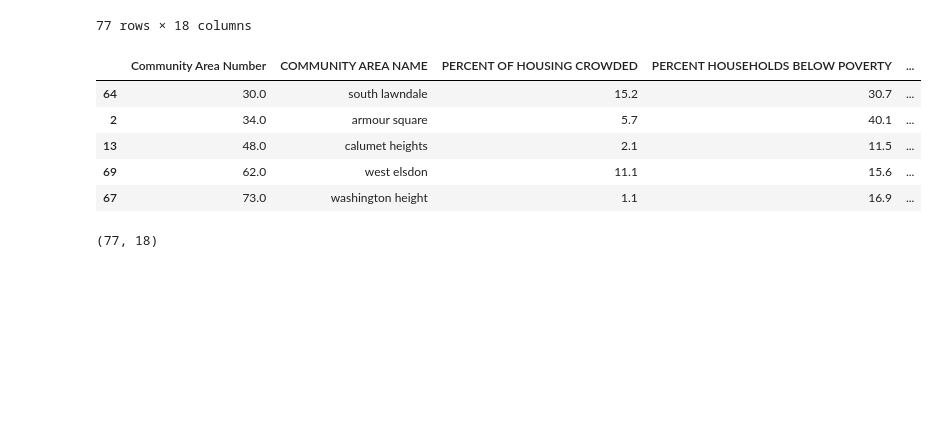
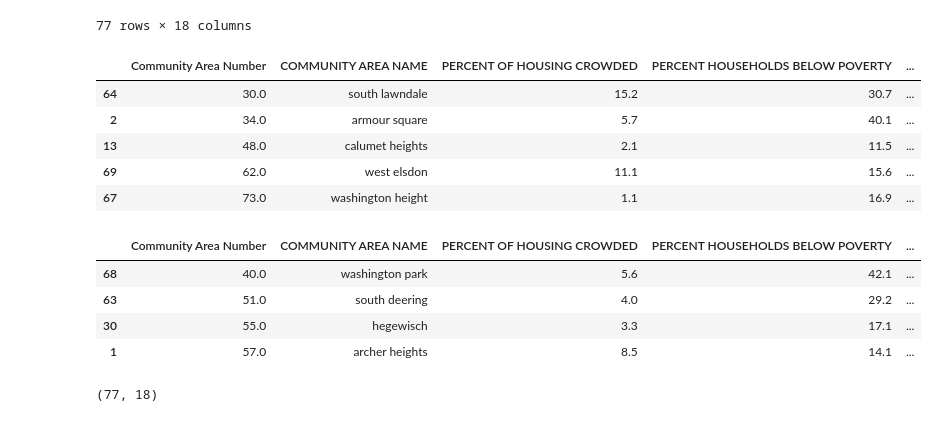
Before and after one commit to yarikan-zz/exploring-neighborhood-reputation, a Jupyter notebook: analysis_notebook.ipynb, the cells around one changed output. Saved outputs shown, nothing was run; the diff lists cells and outputs as text; code cells hidden in the pictures; blank space fills up the shorter version.

```diff
--- a/analysis_notebook.ipynb
+++ b/analysis_notebook.ipynb
@@ -427,6 +427,14 @@ df_merged[df_merged['Unweighted Reputation Score'] == 'NA']
 | 13 | 48.0 | calumet heights | 2.1 | 11.5 | ... |
 | 69 | 62.0 | west elsdon | 11.1 | 15.6 | ... |
 | 67 | 73.0 | washington height | 1.1 | 16.9 | ... |
+# %%
+df_merged[df_merged['Total Number of Positive and Negative Tweets'] == 1]
+# %% [output]
+|  | Community Area Number | COMMUNITY AREA NAME | PERCENT OF HOUSING CROWDED | PERCENT HOUSEHOLDS BELOW POVERTY | ... |
+| 68 | 40.0 | washington park | 5.6 | 42.1 | ... |
+| 63 | 51.0 | south deering | 4.0 | 29.2 | ... |
+| 30 | 55.0 | hegewisch | 3.3 | 17.1 | ... |
+| 1 | 57.0 | archer heights | 8.5 | 14.1 | ... |
 # %%
 df_merged.shape
 # %% [output]
```
Also changed, not shown: parts of 10 cells of this notebook.
